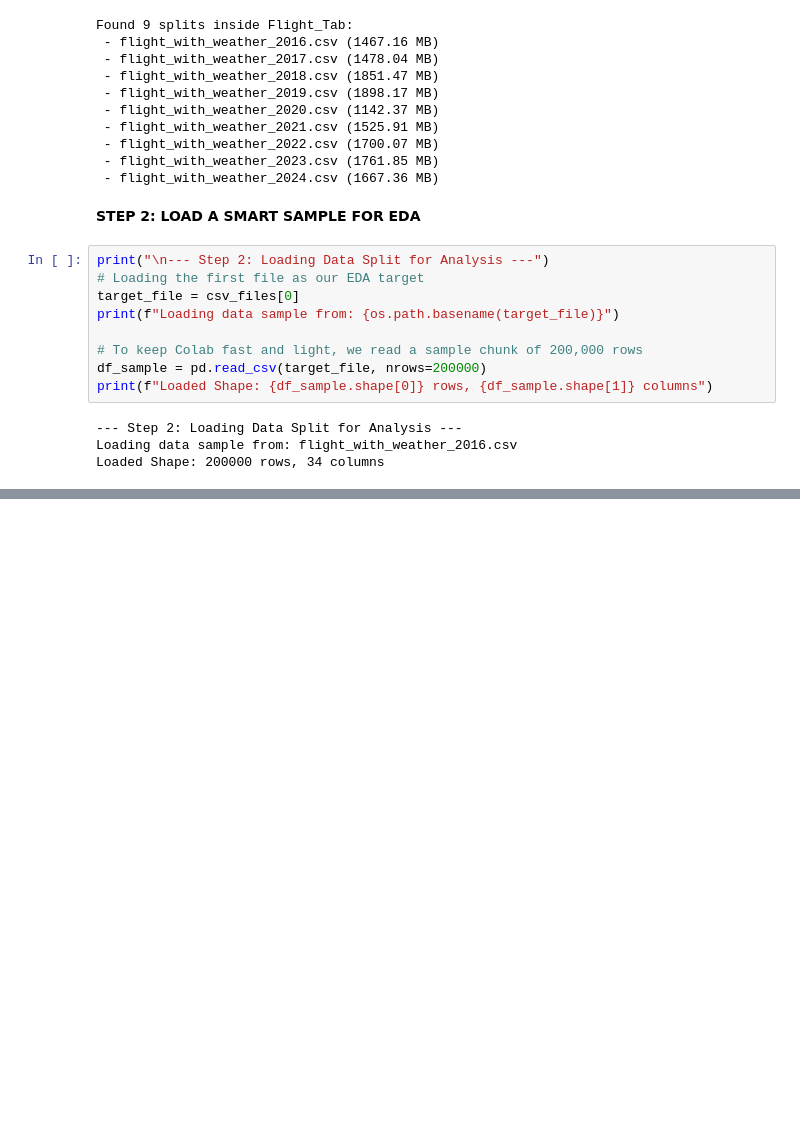
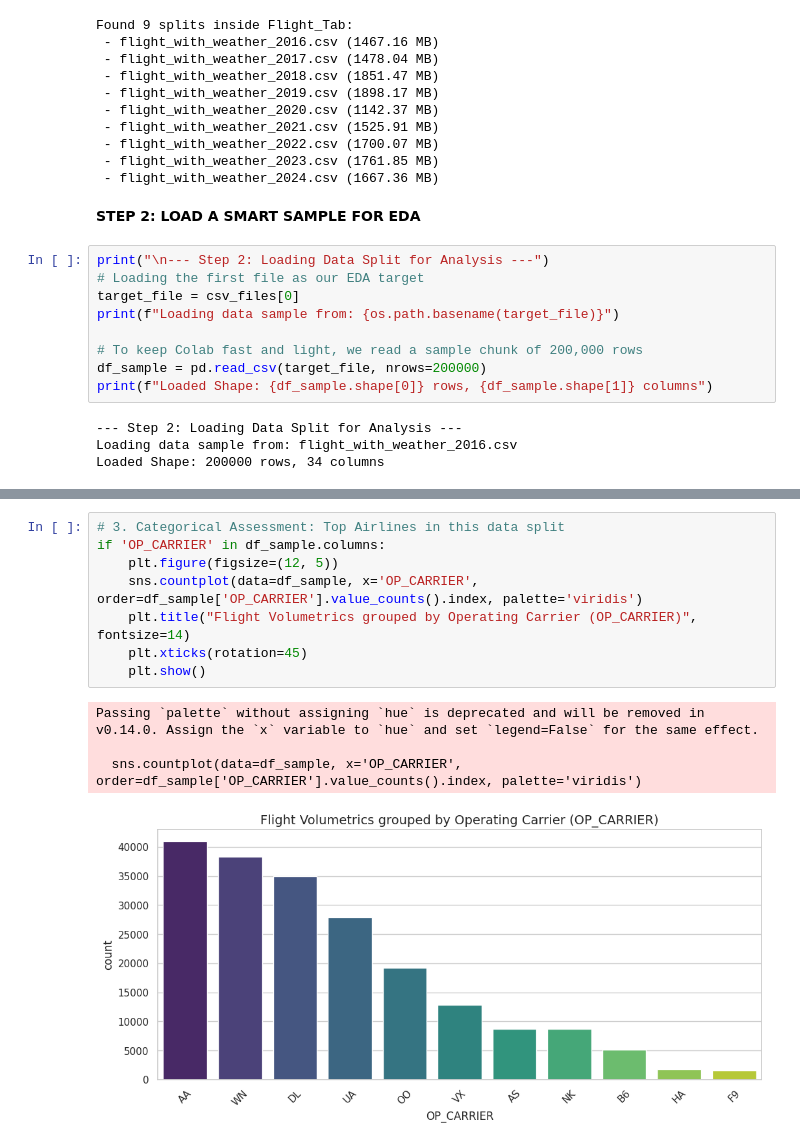
Before and after one commit to SriVarshan733/final-year-project-UH, a Jupyter notebook: final_year_project_uh.ipynb, the cells around one changed output, grey strips where cells are left out. Saved outputs shown, nothing was run; the diff lists cells and outputs as text; blank space fills up the shorter version.

```diff
--- a/final_year_project_uh.ipynb
+++ b/final_year_project_uh.ipynb
@@ -96,0 +158,13 @@ Loaded Shape: 200000 rows, 34 columns
+# %%
+# 3. Categorical Assessment: Top Airlines in this data split
+if 'OP_CARRIER' in df_sample.columns:
+    plt.figure(figsize=(12, 5))
+    sns.countplot(data=df_sample, x='OP_CARRIER', order=df_sample['OP_CARRIER'].value_counts().index, palette='viridis')
+    plt.title("Flight Volumetrics grouped by Operating Carrier (OP_CARRIER)", fontsize=14)
+    plt.xticks(rotation=45)
+    plt.show()
+# %% [output]
+Passing `palette` without assigning `hue` is deprecated and will be removed in v0.14.0. Assign the `x` variable to `hue` and set `legend=False` for the same effect.
+
+  sns.countplot(data=df_sample, x='OP_CARRIER', order=df_sample['OP_CARRIER'].value_counts().index, palette='viridis')
+[figure, added]
```
Also changed, not shown: parts of 6 cells of this notebook.
